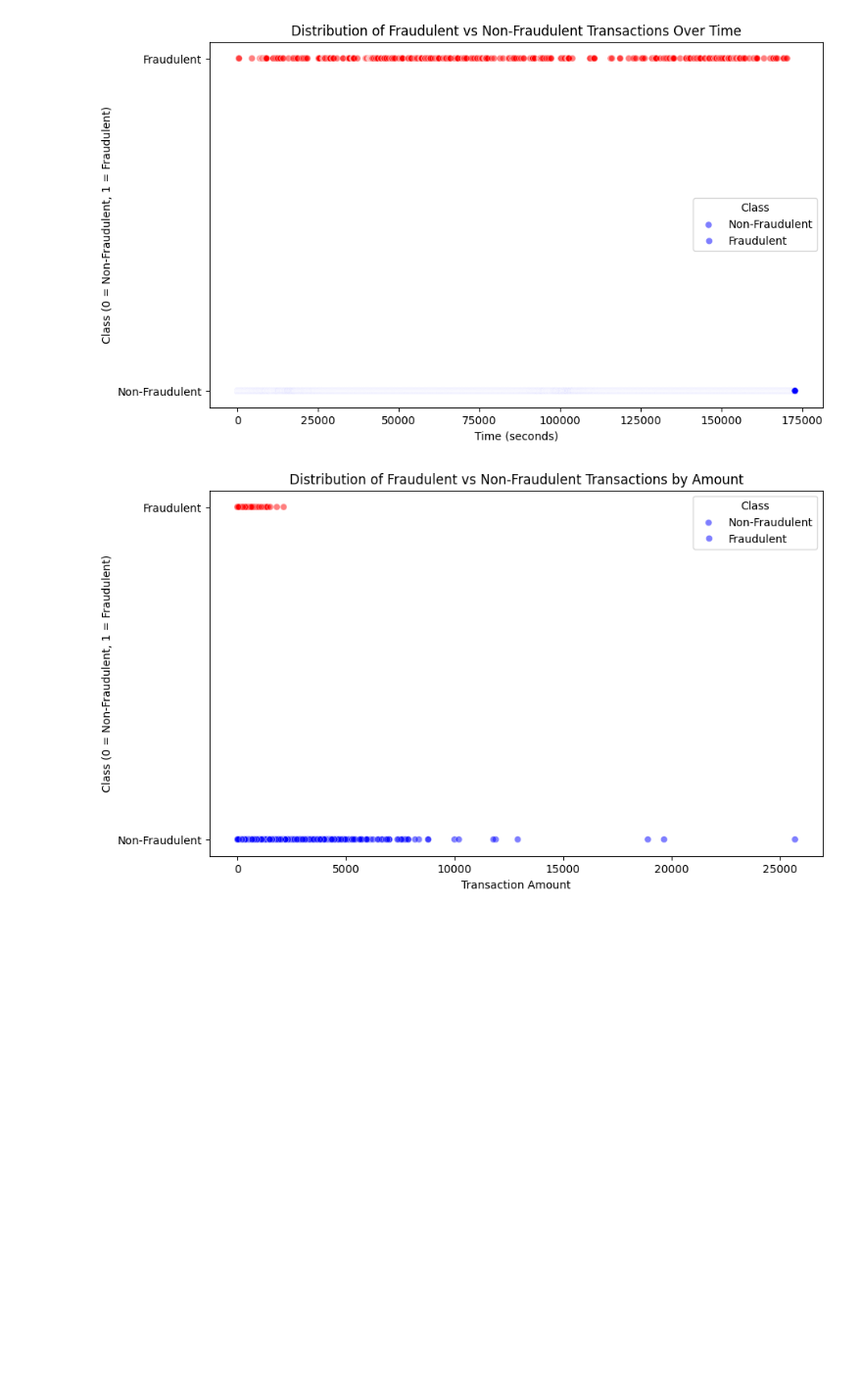
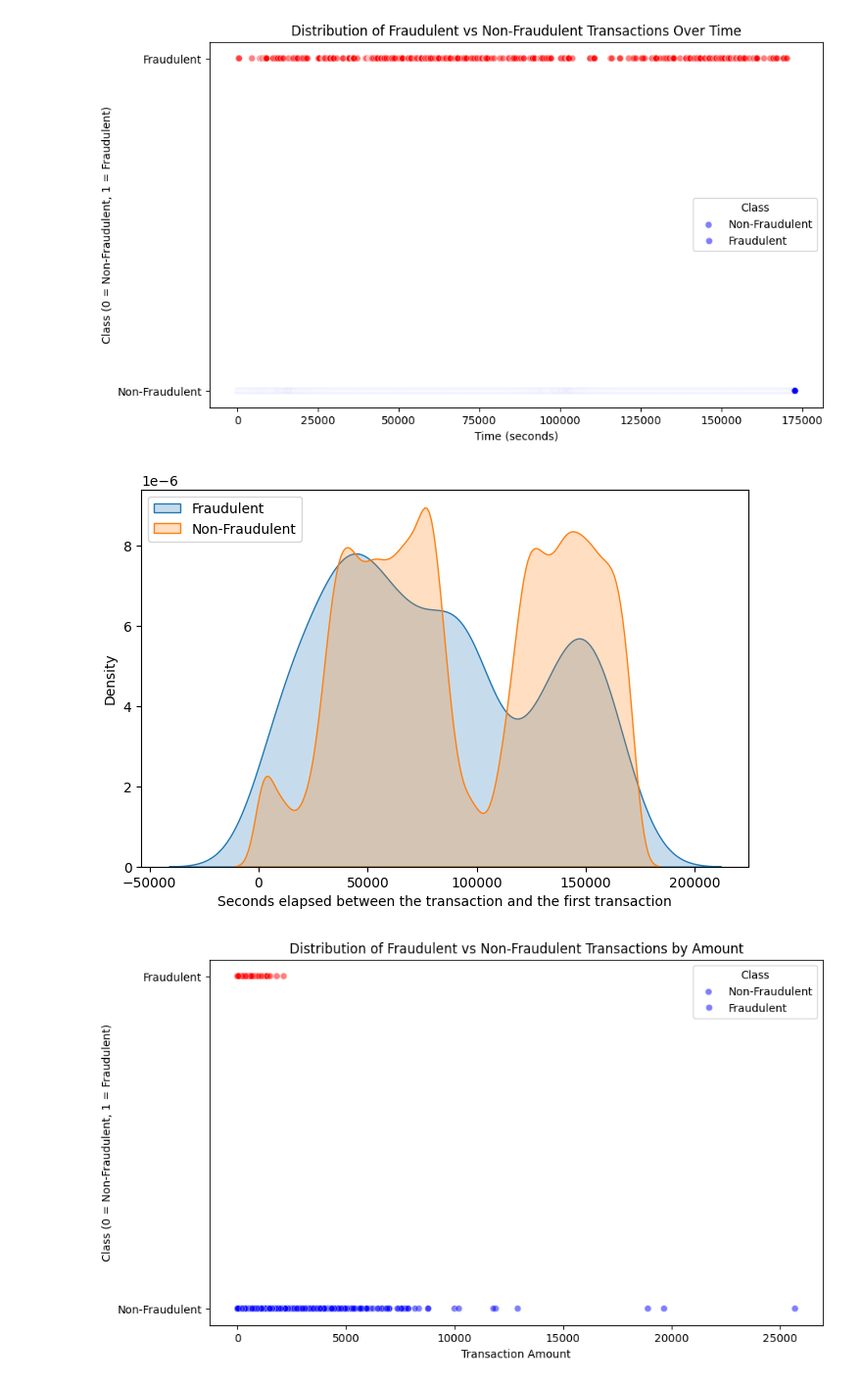
Before and after one commit to iilnreddy/ccdetect, a Jupyter notebook: Credit_card_fraud_detection.ipynb, the cells around one changed output. Shown: that part at 98% size. Saved outputs shown, nothing was run; the diff lists cells and outputs as text; code cells hidden in the pictures; blank space fills up the shorter version.

```diff
--- a/Credit_card_fraud_detection.ipynb
+++ b/Credit_card_fraud_detection.ipynb
@@ -28,7 +43,8 @@ Path to dataset files: /root/.cache/kagglehub/datasets/mlg-ulb/creditcardfraud/v
 # %% [markdown]
 ## Exploratory data analysis
 # %%
-df = pd.read_csv('/root/.cache/kagglehub/datasets/mlg-ulb/creditcardfraud/versions/3/creditcard.csv')
+#df = pd.read_csv('/root/.cache/kagglehub/datasets/mlg-ulb/creditcardfraud/versions/3/creditcard.csv')
+df = pd.read_csv('/content/drive/MyDrive/CAPStone/creditcard.csv')
 df.head()
 # %% [output]
 |  | Time | V1 | V2 | V3 | V4 | V5 | V6 | V7 | V8 | V9 | ... | ... |
@@ -158,6 +174,25 @@ plt.yticks([0, 1], ['Non-Fraudulent', 'Fraudulent'])
 plt.show()
 # %% [output]
 [figure]
+# %%
+import matplotlib.pyplot as plt
+import seaborn as sns
+
+# Creating fraudulent and non-fraudulent dataframes
+data_fraud = df[df['Class'] == 1]
+data_non_fraud = df[df['Class'] == 0]
+
+# Plot distribution of 'Time' for both classes
+plt.figure(figsize=(8, 5))
+
+sns.kdeplot(data_fraud['Time'], label='Fraudulent', fill=True)
+sns.kdeplot(data_non_fraud['Time'], label='Non-Fraudulent', fill=True)
+
+plt.xlabel('Seconds elapsed between the transaction and the first transaction')
+plt.legend(loc='best')
+plt.show()
+# %% [output]
+[figure, added]
 # %%
 # Create a scatter plot to observe the distribution of classes with Amount
 import matplotlib.pyplot as plt
```
Also changed, not shown: parts of 9 cells of this notebook.
